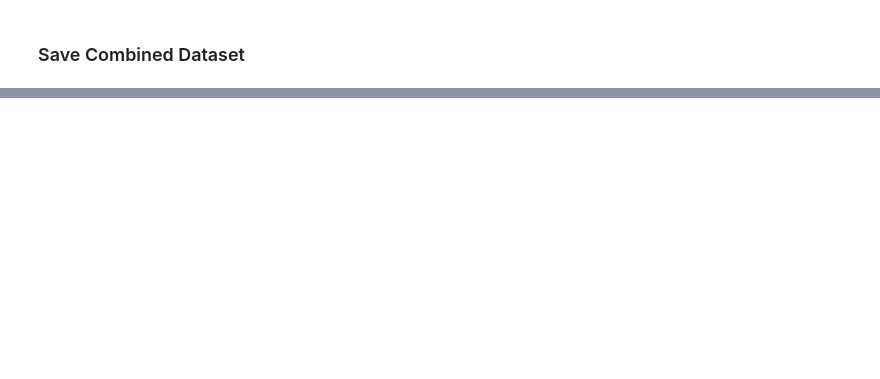
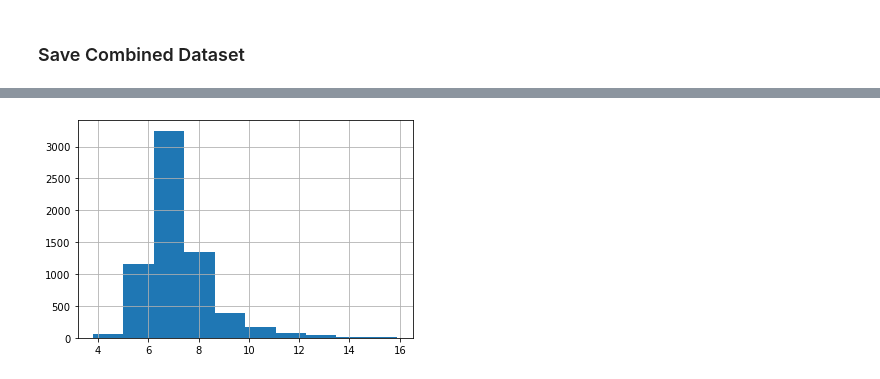
Before and after one commit to AbdElrhman-m/Wine-quality-data-analysis, a Jupyter notebook: Wine data analysis.ipynb, the cells around one changed output, grey strips where cells are left out. Drawn from its saved outputs; the diff is of its cells as text; code cells hidden in the pictures; blank space fills up the shorter version.

```diff
--- a/Wine data analysis.ipynb
+++ b/Wine data analysis.ipynb
@@ -136,0 +157,4 @@ wine_df.to_csv('edited_data/winequality_edited.csv', index=False)
+# %%
+wine_df.fixed_acidity.hist();
+# %% [output]
+[figure, added]
```
Also changed, not shown: parts of 13 cells of this notebook, 1 other file.
